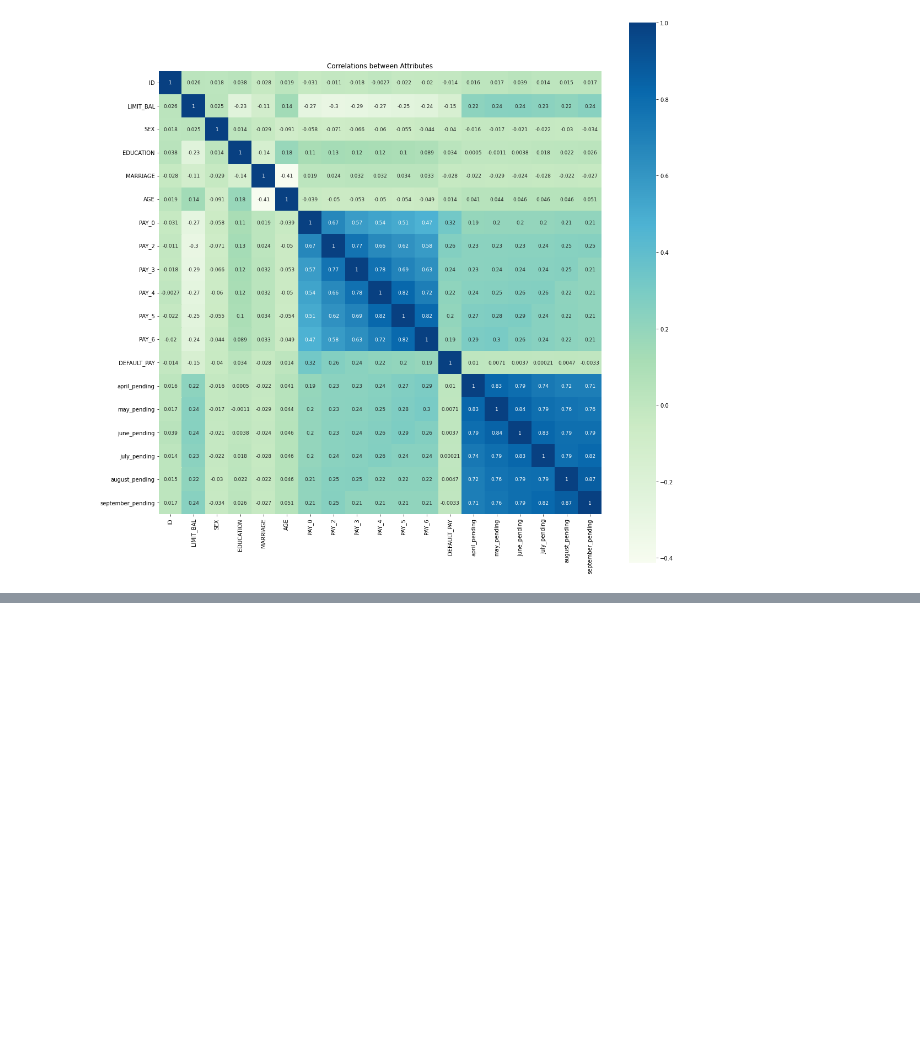
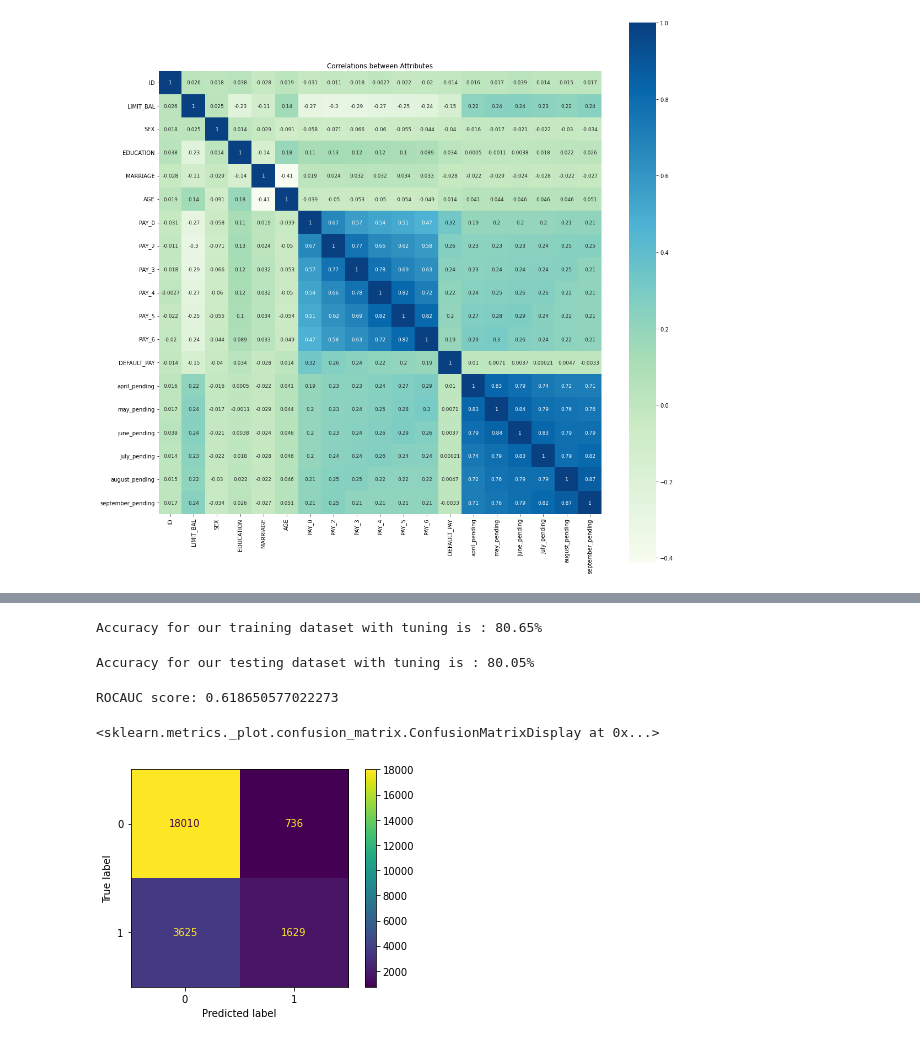
Before and after one commit to shivansh9770/Credit-Card-Default-Prediction, a Jupyter notebook: Credit_Card_Default_Prediction_Capstone_Project.ipynb, the cells around one changed output, grey strips where cells are left out. Saved outputs shown, nothing was run; the diff lists cells and outputs as text; code cells hidden in the pictures; blank space fills up the shorter version.

```diff
--- a/Credit_Card_Default_Prediction_Capstone_Project.ipynb
+++ b/Credit_Card_Default_Prediction_Capstone_Project.ipynb
@@ -574,0 +633,2 @@ plt.show ()
+# %%
+x_train,x_test,y_train,y_test=train_test_split(x, y, test_size = 0.2, random_state =14)
@@ -574,0 +639,12 @@ plt.show ()
+# %%
+# implementing KNN classifier
+from sklearn.neighbors import KNeighborsClassifier
+classifier = KNeighborsClassifier()
+from sklearn.metrics import accuracy_score, plot_confusion_matrix
+from sklearn.preprocessing import MinMaxScaler
+# %%
+k_range =[2,4,5,7,9,13,15,18]
+param_grid = dict(n_neighbors=k_range)
+gridCV = GridSearchCV(classifier, param_grid, cv=4, scoring='accuracy', return_train_score=True,verbose=1)
+# %%
+gridCV.fit(x_train, y_train)
@@ -574,0 +660,5 @@ plt.show ()
+# %%
+accuracy = gridCV.best_score_ *100
+print("Accuracy for our training dataset with tuning is : {:.2f}%".format(accuracy) )
+# %% [output]
+Accuracy for our training dataset with tuning is : 80.65%
@@ -574,0 +667,9 @@ plt.show ()
+# %%
+test_accuracy=accuracy_score(y_test,y_predict)*100
+print("Accuracy for our testing dataset with tuning is : {:.2f}%".format(test_accuracy) )
+# %% [output]
+Accuracy for our testing dataset with tuning is : 80.05%
+# %%
+print('ROCAUC score:',roc_auc_score(y_test, y_predict))
+# %% [output]
+ROCAUC score: 0.618650577022273
@@ -574,0 +678,5 @@ plt.show ()
+# %%
+plot_confusion_matrix(gridCV,x_train, y_train,values_format='d' )
+# %% [output]
+<sklearn.metrics._plot.confusion_matrix.ConfusionMatrixDisplay at 0x...>
+[figure, added]
```
Also changed, not shown: parts of 47 cells of this notebook.
